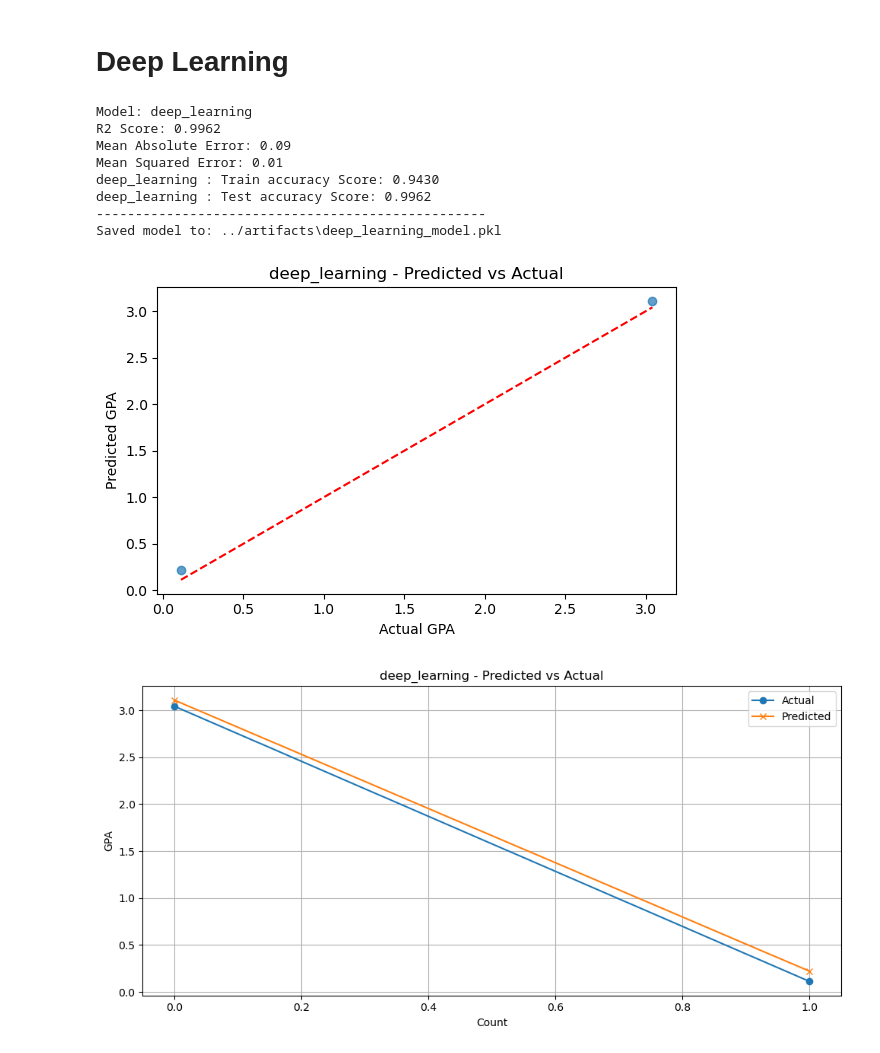
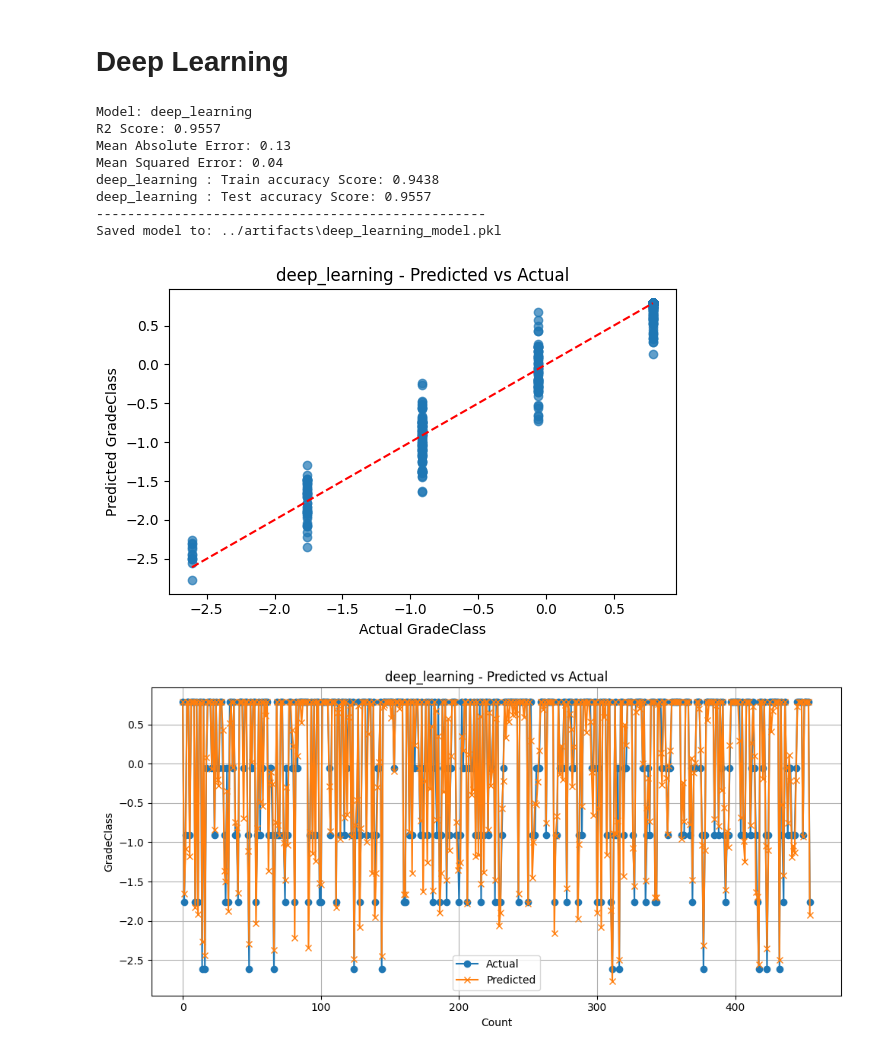
Before and after one commit to KCSchmutz/MLG382_Guided_Project_GroupX, a Jupyter notebook: notebooks/DeepLearning.ipynb, the cells around one changed output. Drawn from its saved outputs; the diff is of its cells as text; code cells hidden in the pictures.

```diff
--- a/notebooks/DeepLearning.ipynb
+++ b/notebooks/DeepLearning.ipynb
@@ -40,38 +40,40 @@ from train_models import (
 # load the data using the load_data function from prepare_data.py
 df = load_data('..\data\Student_performance_data.csv')
 # decode the catagorical features
 df = catagorical_column_transformations(df)
 # perform feature engineering using the feature_engineering function from prepare_data.py
 df = feature_engineering(df)
 # Preprocessing
 # scale and encode the data using the scale_and_encode function from preprocess_data.py
 df = scale_and_encode(df)
 #print(df.columns.to_list())
 # remove anomalies using the remove_anomalies function from preprocess_data.py
-#   df = remove_anomalies(df) ~ Removing the anaomalies might break the model
+df = remove_anomalies(df) #~ Removing the anaomalies might break the model
+
+
 
 # get the numeric columns using the get_numeric_columns function from preprocess_data.py
 numeric_columns = get_numeric_columns(df)
 # iterative outlier removal using the iterative_outlier_removal function from preprocess_data.py
 df = iterative_outlier_removal(df, numeric_columns)
 # make the data one-hot
 df = make_Onehot(df)
 # Model preparation
 X, y = split_features_target(df)
 # create an train test plit
 X_train, X_test, Y_train, Y_test = create_train_test_split(X, y)
 # reloading and training the deeplearning model
 model=get_model('deep_learning')
 # model training and evaliation
 train_model(model, 'deep_learning', X_train, X_test, Y_train, Y_test)
 # %% [output]
 Model: deep_learning
-R2 Score: 0.9962
-Mean Absolute Error: 0.09
-Mean Squared Error: 0.01
-deep_learning : Train accuracy Score: 0.9430
-deep_learning : Test accuracy Score: 0.9962
+R2 Score: 0.9557
+Mean Absolute Error: 0.13
+Mean Squared Error: 0.04
+deep_learning : Train accuracy Score: 0.9438
+deep_learning : Test accuracy Score: 0.9557
 --------------------------------------------------
 Saved model to: ../artifacts\deep_learning_model.pkl
-[figure, old version]
+[figure, new version]
-[figure, old version]
+[figure, new version]
```
Also changed, not shown: 18 other files.
